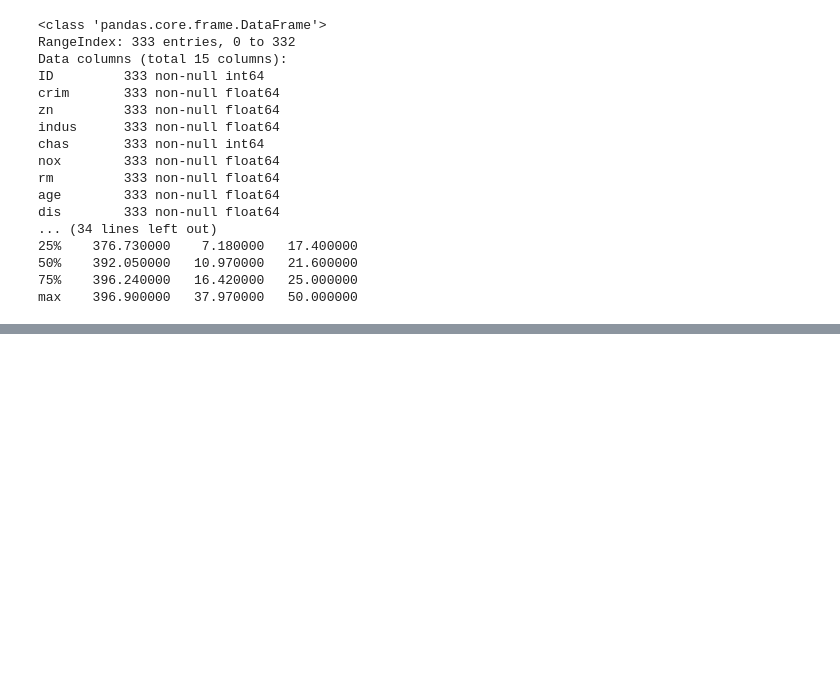
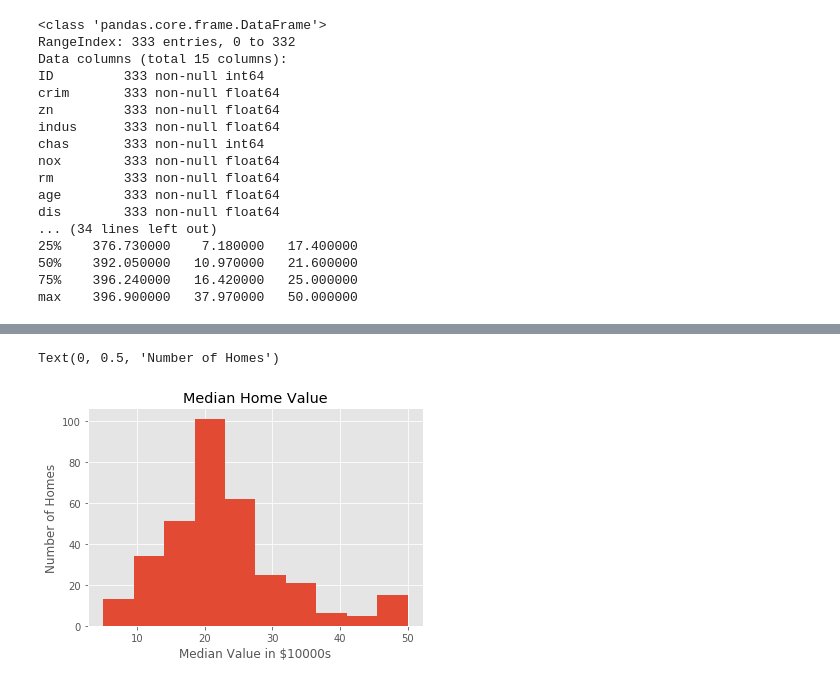
Before and after one commit to matthewsparr/dsc-1-03-16-eda-with-pandas-using-the-boston-housing-data-lab-online-ds-sp-000, a Jupyter notebook: index.ipynb, the cells around one changed output, grey strips where cells are left out. Cells and saved outputs as stored; diff of their text form; code cells hidden in the pictures; blank space fills up the shorter version.

```diff
--- a/index.ipynb
+++ b/index.ipynb
@@ -126,0 +128,8 @@ cvm.plot.scatter(x='medv', y='crim')
+# %%
+crime_vs_medv['medv'].hist()
+plt.title('Median Home Value')
+plt.xlabel('Median Value in $10000s')
+plt.ylabel('Number of Homes')
+# %% [output]
+Text(0, 0.5, 'Number of Homes')
+[figure, added]
```
Also changed, not shown: parts of 29 cells of this notebook.
